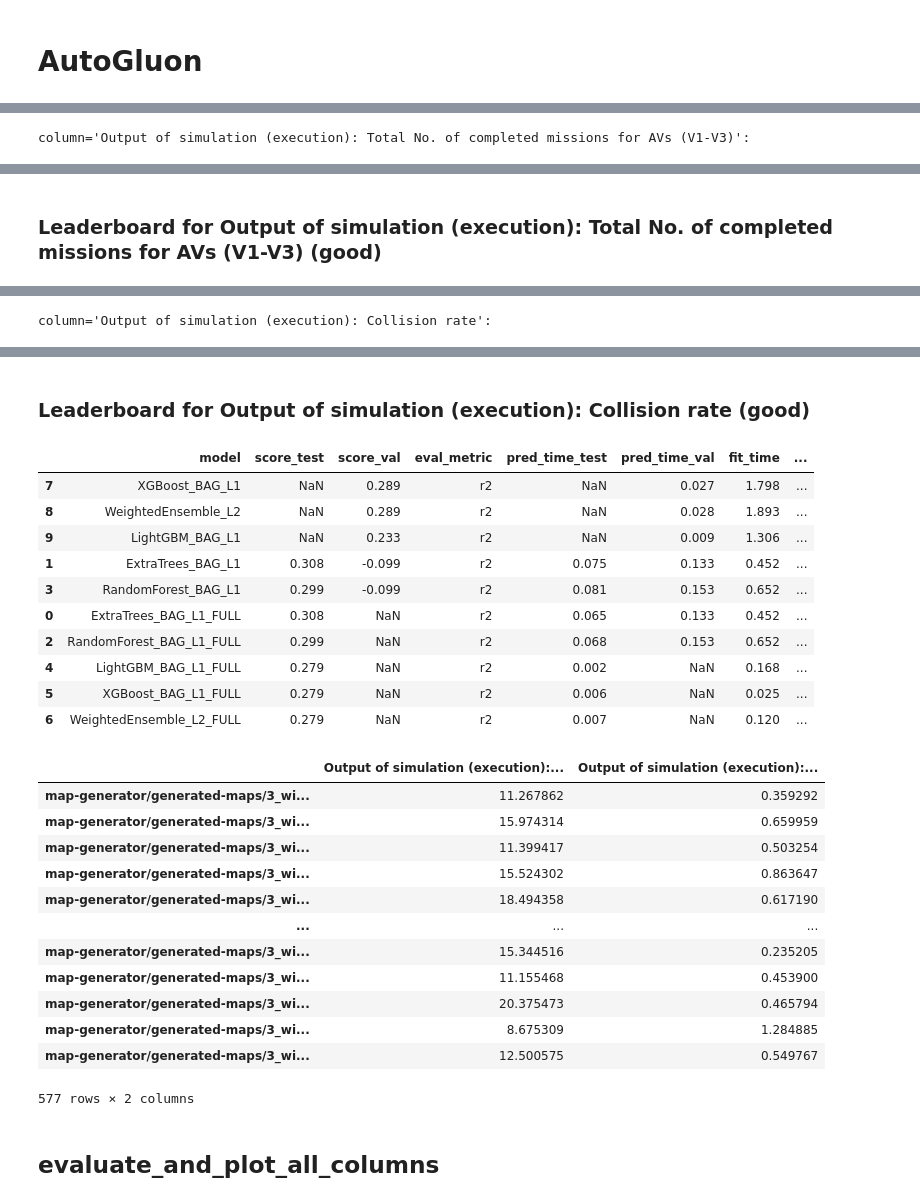
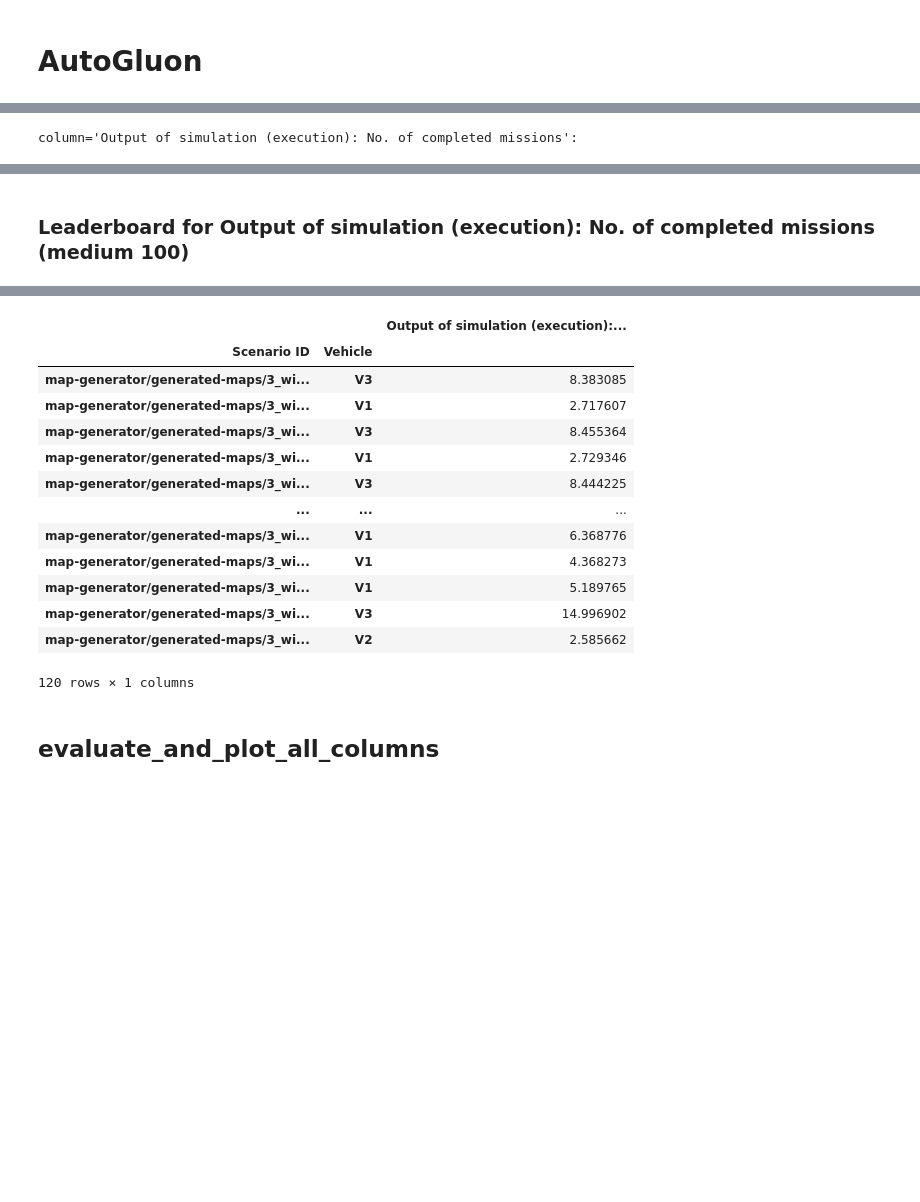
Before and after one commit to Olga-Mironenko/coordination_oru, a Jupyter notebook: scenario-analysis/model.ipynb, the cells around one changed output, grey strips where cells are left out. Cells and saved outputs as stored; diff of their text form; code cells hidden in the pictures; blank space fills up the shorter version.

```diff
--- a/scenario-analysis/model.ipynb
+++ b/scenario-analysis/model.ipynb
@@ -32,6 +33,9 @@ os.makedirs(DIRECTORY_DATA, exist_ok=True)
 # FILENAME_DF_ALL_CLEAN = 'data/20250220_094622/df_all_clean.csv'
 # FILENAME_DF_ALL_CLEAN = 'data/20250223_150717_halfway/df_all_clean.csv'
 FILENAME_DF_ALL_CLEAN = 'data/20250223_150717/df_all_clean.csv'
+
+# FILENAME_DF_ALL_CLEAN_VEHICLES = None
+FILENAME_DF_ALL_CLEAN_VEHICLES = 'data/20250223_150717/df_all_clean_vehicles.csv'
 # %%
 SEPARATOR_COL = ': '
 
@@ -76,4 +116,8 @@ memory usage: 9.6+ MB
 # %%
+ID_EXPERIMENT_TEXT = f'{ID_EXPERIMENT_TEXT:03}'
+ID_EXPERIMENT = tuple(int(c) for c in ID_EXPERIMENT_TEXT)
+
+
 def series2values(series):
     dtype = series.dtype
     if dtype == 'bool':
@@ -85,7 +129,7 @@ def series2values(series):
     raise TypeError(f'{dtype} is not supported')
 
 
-if FILENAME_DF_ALL_CLEAN is not None:
+if FILENAME_DF_ALL_CLEAN_VEHICLES is not None or FILENAME_DF_ALL_CLEAN is not None:
     COLUMNS_NONSPLIT = {
         col: series2values
         for col in [
@@ -108,13 +152,24 @@ if FILENAME_DF_ALL_CLEAN is not None:
     # COLUMNS_INPUT.pop('Output of simulation (planning): Total Mission length for AVs (V1-V3)')  # TODO
     # COLUMNS_INPUT = {key: value for key, value in COLUMNS_INPUT.items()
     #                  if 'No. of OPs' not in key and 'POD' not in key}
-    COLUMNS_INPUT = {key: value for key, value in COLUMNS_INPUT.items()
-                     if 'POD C' not in key}
+    # COLUMNS_INPUT = {key: value for key, value in COLUMNS_INPUT.items()
+    #                  if 'POD C' not in key}
+    COLUMNS_INPUT = {
+        col: value for col, value in COLUMNS_INPUT.items()
+        if ID_EXPERIMENT[0] and re.search(r': POD score$' if FILENAME_DF_ALL_CLEAN_VEHICLES is not None else 'POD score for AV', col)
+        or ID_EXPERIMENT[1] and re.search(r': POD C \d+$' if FILENAME_DF_ALL_CLEAN_VEHICLES is not None else ': POD C for AV', col)
+        or ID_EXPERIMENT[2] and re.search(r': Mission length$' if FILENAME_DF_ALL_CLEAN_VEHICLES is not None else 'Mission length for AV', col)
+    }
+
     COLUMNS_OUTPUT = {col: series2values
-                      for col in (
-                        'Output of simulation (execution): Total No. of completed missions for AVs (V1-V3)',
-                        'Output of simulation (execution): Collision rate'
-                      )}
+                      for col in [
+                          (
+                              'Output of simulation (execution): No. of completed missions'
+                              if FILENAME_DF_ALL_CLEAN_VEHICLES is not None else
+                              'Output of simulation (execution): Total No. of completed missions for AVs (V1-V3)'
+                          ),
+                        # 'Output of simulation (execution): Collision rate',
+                      ]}
                       # for col in df_all.columns
                       # if col2parts(col)[0] == 'Output of simulation (execution)'
                       # and not col2parts(col)[1].startswith('~ ')}
@@ -393,7 +453,7 @@ def run_autogluon(df_train, df_test):
     for column in COLUMNS_OUTPUT:
         print(f'{column=}:')
         df_train_predictor = pd.concat([X_train, y_train[[column]]], axis=1)
-        preset = 'good'  # medium (~1 min.), good (~15 min.), high (~2 h)
+        preset = 'medium'  # medium (~1 min.), good (~15 min.), high (~2 h)
 
         predictor = autogluon.tabular.TabularPredictor(
             label=column,
@@ -420,7 +480,7 @@ def run_autogluon(df_train, df_test):
         # Leaderboard - Display a table of different models and their performance
         df_test_predictor = pd.concat([X_test, y_test[[column]]], axis=1)
         leaderboard = predictor.leaderboard(df_test_predictor, silent=True)
-        dynmodel.process_leaderboard(leaderboard, os.path.dirname(FILENAME_DF_ALL_CLEAN), column, preset)
+        dynmodel.process_leaderboard(leaderboard, os.path.dirname(FILENAME_DF_ALL_CLEAN), column, f'{preset} {ID_EXPERIMENT_TEXT}')
 
         # Feature importance on training data
         # show(
@@ -463 +523 @@ DyStack is enabled (dynamic_stacking=True). AutoGluon will try to determine whet
-column='Output of simulation (execution): Total No. of completed missions for AVs (V1-V3)':
+column='Output of simulation (execution): No. of completed missions':
@@ -501,2 +541,2 @@ TabularPredictor saved. To load, use: predictor = TabularPredictor.load("/home/o
-Leaderboard for Output of simulation (execution): Total No. of completed missions for AVs (V1-V3) (good)
+Leaderboard for Output of simulation (execution): No. of completed missions (medium 100)
 |  | model | score_test | score_val | eval_metric | pred_time_test | pred_time_val | fit_time | ... |
@@ -530 +547,0 @@ DyStack is enabled (dynamic_stacking=True). AutoGluon will try to determine whet
-column='Output of simulation (execution): Collision rate':
@@ -548,28 +548,17 @@ TabularPredictor saved. To load, use: predictor = TabularPredictor.load("/home/o
-Leaderboard for Output of simulation (execution): Collision rate (good)
-|  | model | score_test | score_val | eval_metric | pred_time_test | pred_time_val | fit_time | ... |
-| 7 | XGBoost_BAG_L1 | NaN | 0.289 | r2 | NaN | 0.027 | 1.798 | ... |
-| 8 | WeightedEnsemble_L2 | NaN | 0.289 | r2 | NaN | 0.028 | 1.893 | ... |
-| 9 | LightGBM_BAG_L1 | NaN | 0.233 | r2 | NaN | 0.009 | 1.306 | ... |
-| 1 | ExtraTrees_BAG_L1 | 0.308 | -0.099 | r2 | 0.075 | 0.133 | 0.452 | ... |
-| 3 | RandomForest_BAG_L1 | 0.299 | -0.099 | r2 | 0.081 | 0.153 | 0.652 | ... |
-| 0 | ExtraTrees_BAG_L1_FULL | 0.308 | NaN | r2 | 0.065 | 0.133 | 0.452 | ... |
-| 2 | RandomForest_BAG_L1_FULL | 0.299 | NaN | r2 | 0.068 | 0.153 | 0.652 | ... |
-| 4 | LightGBM_BAG_L1_FULL | 0.279 | NaN | r2 | 0.002 | NaN | 0.168 | ... |
-| 5 | XGBoost_BAG_L1_FULL | 0.279 | NaN | r2 | 0.006 | NaN | 0.025 | ... |
-| 6 | WeightedEnsemble_L2_FULL | 0.279 | NaN | r2 | 0.007 | NaN | 0.120 | ... |
+|  |  | Output of simulation (execution):... |
+| Scenario ID | Vehicle |  |
+| map-generator/generated-maps/3_wi... | V3 | 8.383085 |
+| map-generator/generated-maps/3_wi... | V1 | 2.717607 |
+| map-generator/generated-maps/3_wi... | V3 | 8.455364 |
+| map-generator/generated-maps/3_wi... | V1 | 2.729346 |
+| map-generator/generated-maps/3_wi... | V3 | 8.444225 |
+| ... | ... | ... |
+| map-generator/generated-maps/3_wi... | V1 | 6.368776 |
+| map-generator/generated-maps/3_wi... | V1 | 4.368273 |
+| map-generator/generated-maps/3_wi... | V1 | 5.189765 |
+| map-generator/generated-maps/3_wi... | V3 | 14.996902 |
+| map-generator/generated-maps/3_wi... | V2 | 2.585662 |
-|  | Output of simulation (execution):... | Output of simulation (execution):... |
-| map-generator/generated-maps/3_wi... | 11.267862 | 0.359292 |
-| map-generator/generated-maps/3_wi... | 15.974314 | 0.659959 |
-| map-generator/generated-maps/3_wi... | 11.399417 | 0.503254 |
-| map-generator/generated-maps/3_wi... | 15.524302 | 0.863647 |
-| map-generator/generated-maps/3_wi... | 18.494358 | 0.617190 |
-| ... | ... | ... |
-| map-generator/generated-maps/3_wi... | 15.344516 | 0.235205 |
-| map-generator/generated-maps/3_wi... | 11.155468 | 0.453900 |
-| map-generator/generated-maps/3_wi... | 20.375473 | 0.465794 |
-| map-generator/generated-maps/3_wi... | 8.675309 | 1.284885 |
-| map-generator/generated-maps/3_wi... | 12.500575 | 0.549767 |
-577 rows × 2 columns
+120 rows × 1 columns
 # %% [markdown]
 ## evaluate_and_plot_all_columns
 # %%
```
Also changed, not shown: parts of 15 cells of this notebook, 3 other files.
